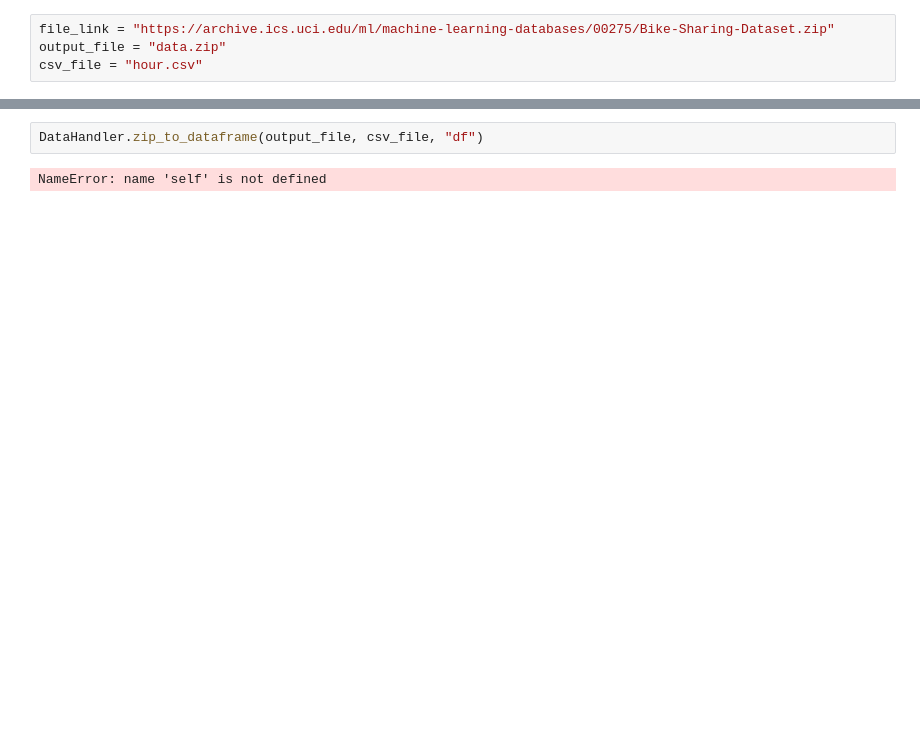
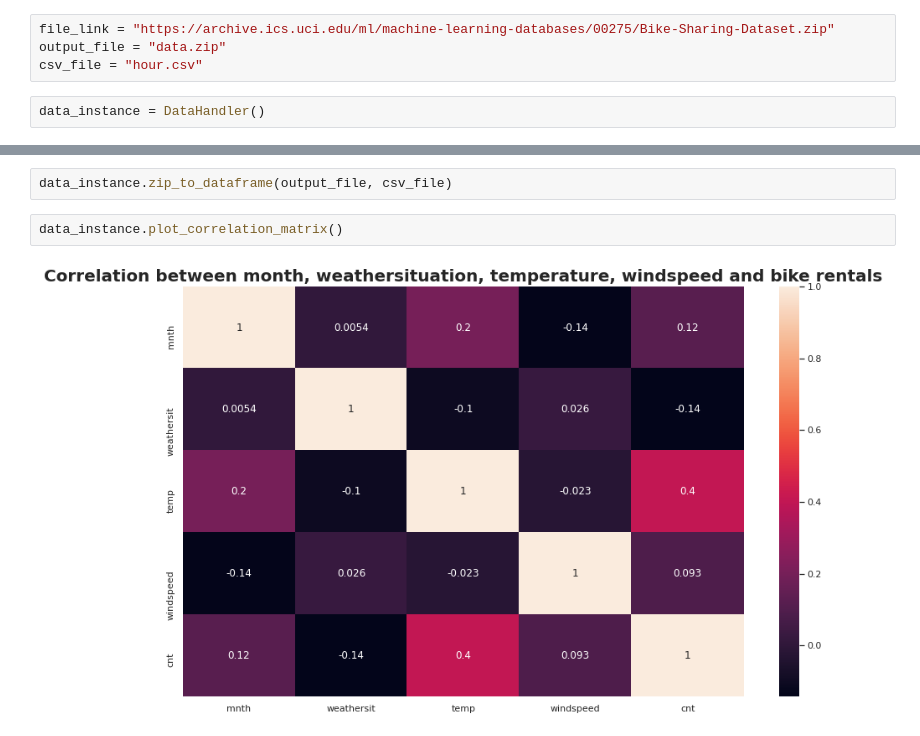
Before and after one commit to lmo272/Group_J, a Jupyter notebook: final.ipynb, the cells around one changed output, grey strips where cells are left out. Drawn from its saved outputs; the diff is of its cells as text; blank space fills up the shorter version.

```diff
--- a/final.ipynb
+++ b/final.ipynb
@@ -4,4 +5,6 @@ from functions.module1 import DataHandler
 file_link = "https://archive.ics.uci.edu/ml/machine-learning-databases/00275/Bike-Sharing-Dataset.zip"
 output_file = "data.zip"
 csv_file = "hour.csv"
+# %%
+data_instance = DataHandler()
 # %%
@@ -9,6 +12,8 @@ DataHandler.download_file(file_link, output_file)
 # %% [output]
 File already exists!
 # %%
-DataHandler.zip_to_dataframe(output_file, csv_file, "df")
+data_instance.zip_to_dataframe(output_file, csv_file)
-# %% [output]
-NameError: name 'self' is not defined
+# %%
+data_instance.plot_correlation_matrix()
+# %% [output]
+[figure, added]
```
Also changed, not shown: parts of 3 cells of this notebook, 2 other files.
